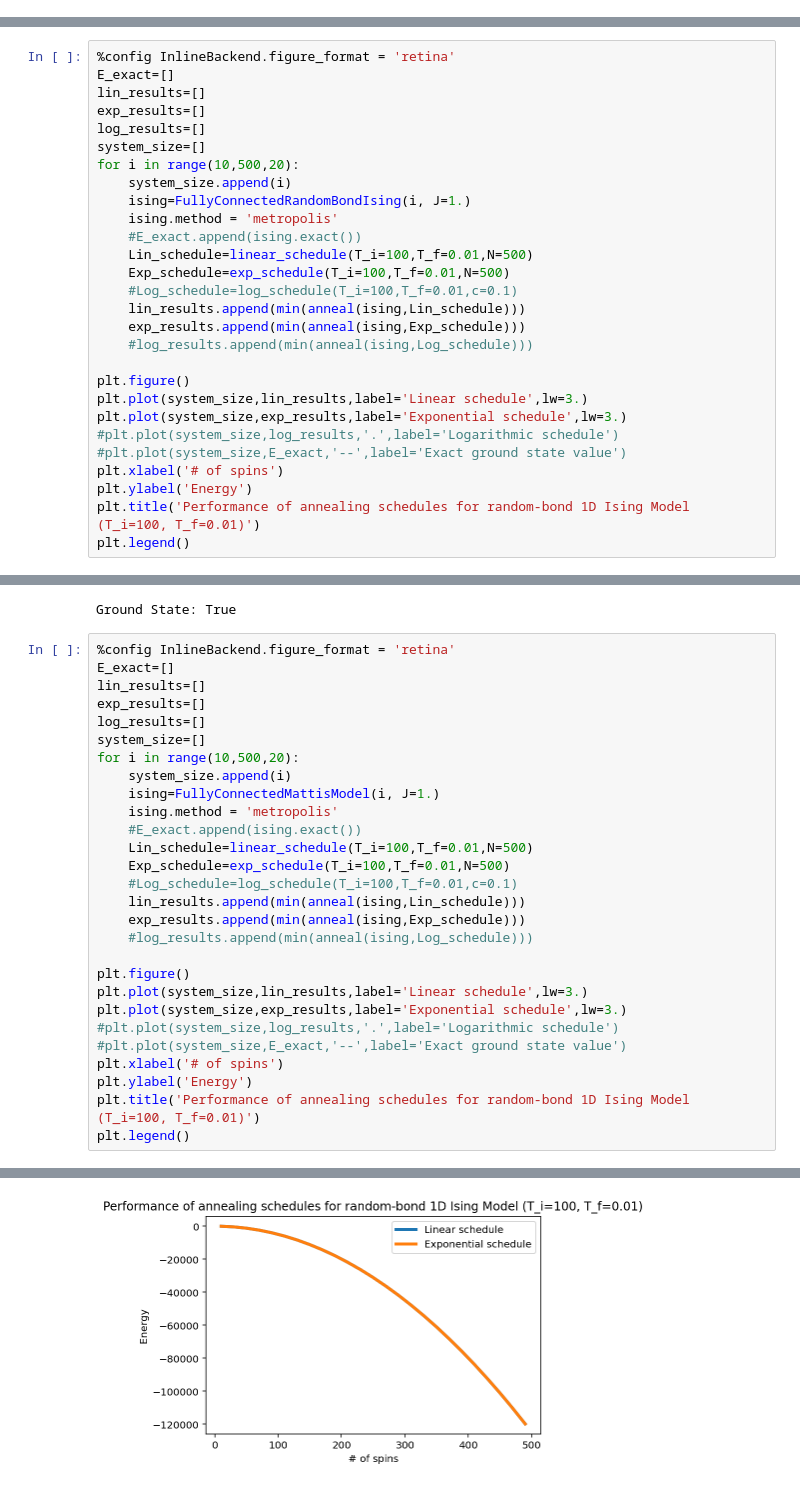
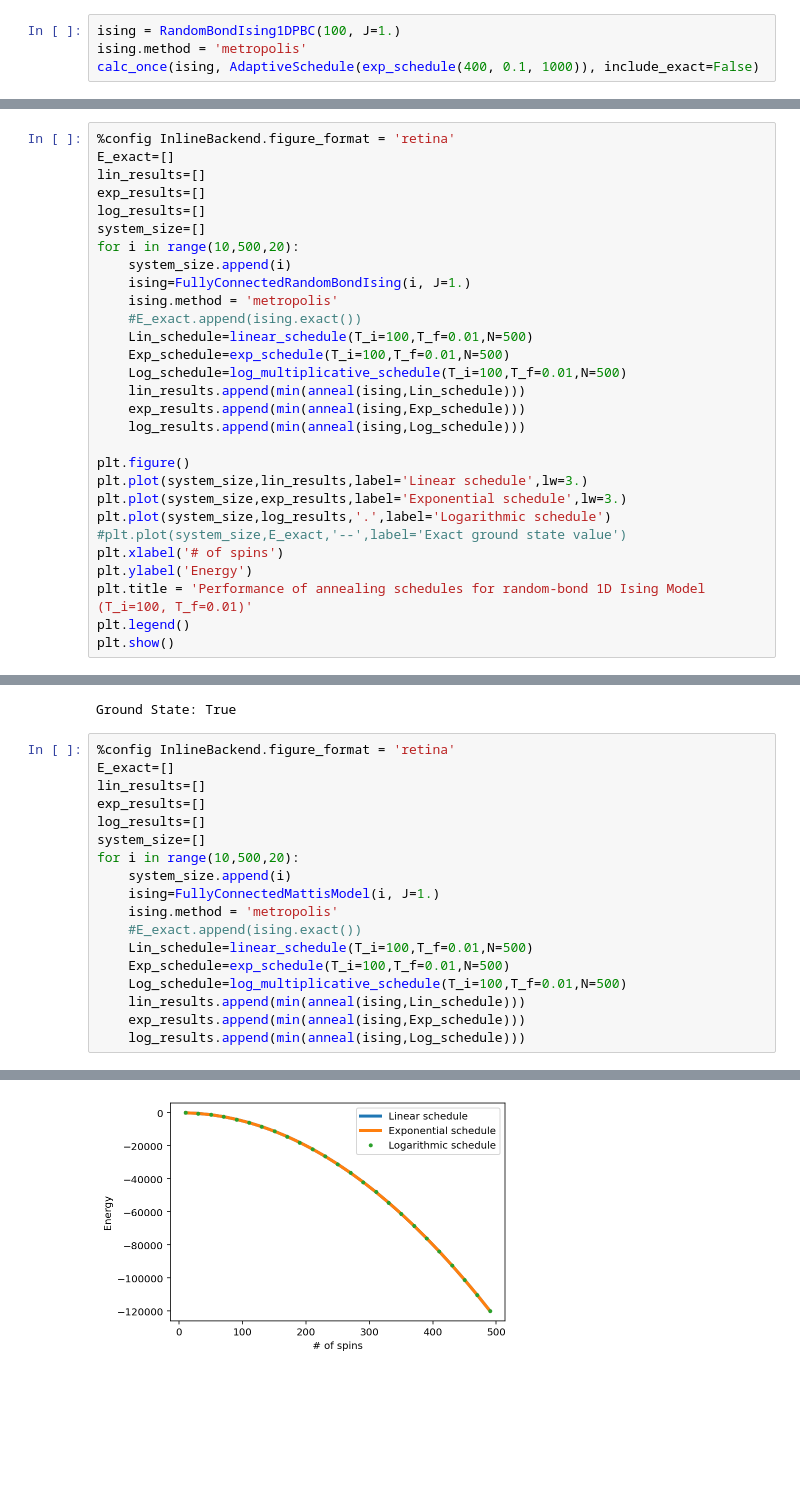
Before and after one commit to CDL-Quantum/CohortProject_2020, a Jupyter notebook: Project_4_Ising_Annealer/Task_2.ipynb, the cells around one changed output, grey strips where cells are left out. Drawn from its saved outputs; the diff is of its cells as text; blank space fills up the shorter version.

```diff
--- a/Project_4_Ising_Annealer/Task_2.ipynb
+++ b/Project_4_Ising_Annealer/Task_2.ipynb
@@ -225,0 +316,4 @@ calc_once(ising, exp_schedule(400, 0.1, 1000), include_exact=False)
+# %%
+ising = RandomBondIsing1DPBC(100, J=1.)
+ising.method = 'metropolis'
+calc_once(ising, AdaptiveSchedule(exp_schedule(400, 0.1, 1000)), include_exact=False)
@@ -373,18 +482,19 @@ for i in range(10,500,20):
     #E_exact.append(ising.exact())
     Lin_schedule=linear_schedule(T_i=100,T_f=0.01,N=500)
     Exp_schedule=exp_schedule(T_i=100,T_f=0.01,N=500)
-    #Log_schedule=log_schedule(T_i=100,T_f=0.01,c=0.1)
+    Log_schedule=log_multiplicative_schedule(T_i=100,T_f=0.01,N=500)
     lin_results.append(min(anneal(ising,Lin_schedule)))
     exp_results.append(min(anneal(ising,Exp_schedule)))
-    #log_results.append(min(anneal(ising,Log_schedule)))
+    log_results.append(min(anneal(ising,Log_schedule)))
 
 plt.figure()
 plt.plot(system_size,lin_results,label='Linear schedule',lw=3.)
 plt.plot(system_size,exp_results,label='Exponential schedule',lw=3.)
-#plt.plot(system_size,log_results,'.',label='Logarithmic schedule')
+plt.plot(system_size,log_results,'.',label='Logarithmic schedule')
 #plt.plot(system_size,E_exact,'--',label='Exact ground state value')
 plt.xlabel('# of spins')
 plt.ylabel('Energy')
-plt.title('Performance of annealing schedules for random-bond 1D Ising Model (T_i=100, T_f=0.01)')
+plt.title = 'Performance of annealing schedules for random-bond 1D Ising Model (T_i=100, T_f=0.01)'
 plt.legend()
+plt.show()
 # %% [output]
@@ -554,31 +709,21 @@ Ground State: True
 # %%
 %config InlineBackend.figure_format = 'retina'
 E_exact=[]
 lin_results=[]
 exp_results=[]
 log_results=[]
 system_size=[]
 for i in range(10,500,20):
     system_size.append(i)
     ising=FullyConnectedMattisModel(i, J=1.)
     ising.method = 'metropolis'
     #E_exact.append(ising.exact())
     Lin_schedule=linear_schedule(T_i=100,T_f=0.01,N=500)
     Exp_schedule=exp_schedule(T_i=100,T_f=0.01,N=500)
-    #Log_schedule=log_schedule(T_i=100,T_f=0.01,c=0.1)
+    Log_schedule=log_multiplicative_schedule(T_i=100,T_f=0.01,N=500)
     lin_results.append(min(anneal(ising,Lin_schedule)))
     exp_results.append(min(anneal(ising,Exp_schedule)))
-    #log_results.append(min(anneal(ising,Log_schedule)))
-
-plt.figure()
-plt.plot(system_size,lin_results,label='Linear schedule',lw=3.)
-plt.plot(system_size,exp_results,label='Exponential schedule',lw=3.)
-#plt.plot(system_size,log_results,'.',label='Logarithmic schedule')
-#plt.plot(system_size,E_exact,'--',label='Exact ground state value')
-plt.xlabel('# of spins')
-plt.ylabel('Energy')
-plt.title('Performance of annealing schedules for random-bond 1D Ising Model (T_i=100, T_f=0.01)')
-plt.legend()
+    log_results.append(min(anneal(ising,Log_schedule)))
 # %% [output]
 <matplotlib.legend.Legend at 0x...>
-[figure, old version]
+[figure, new version]
```
Also changed, not shown: parts of 20 cells of this notebook.
